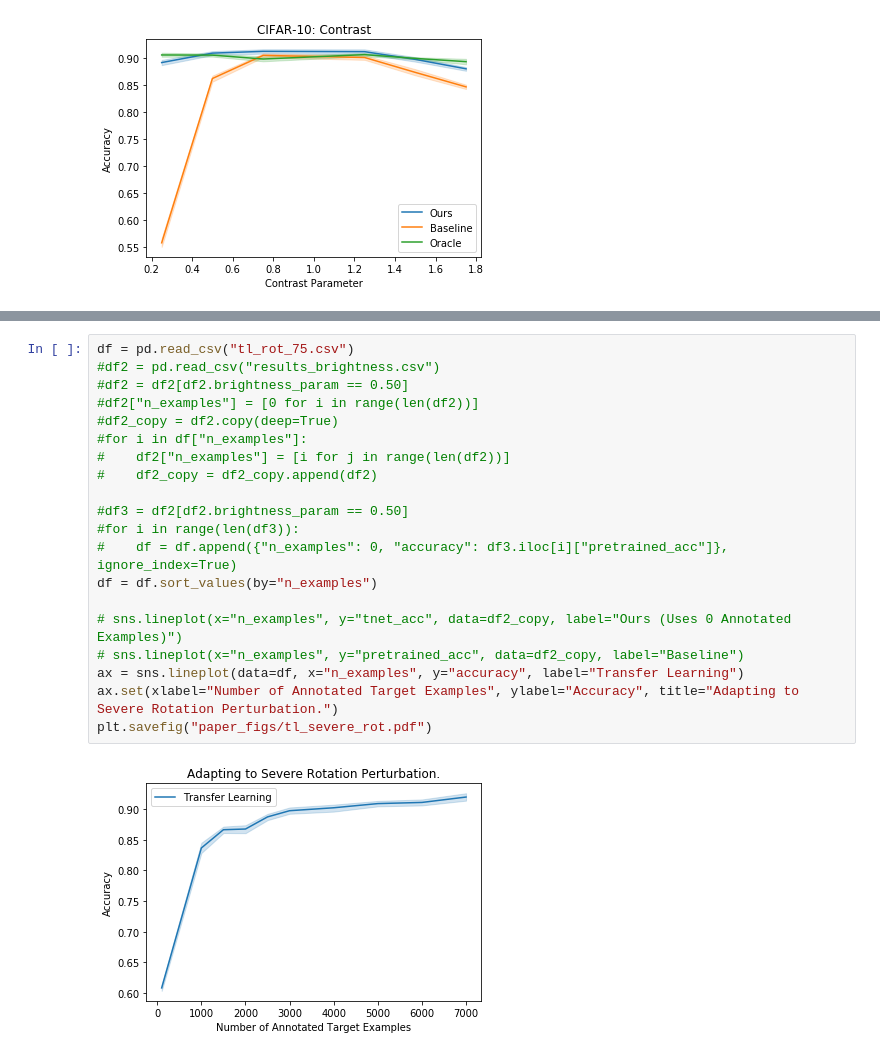
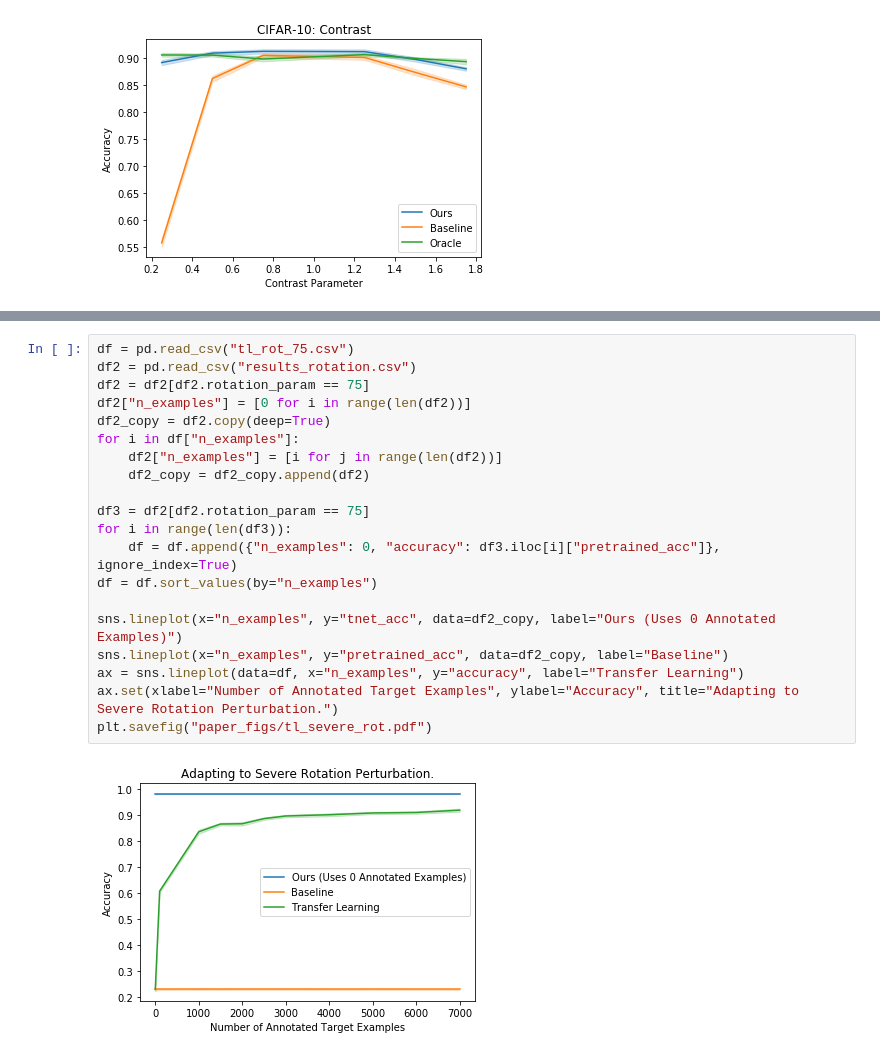
Before and after one commit to roshni714/learn_transformation, a Jupyter notebook: baselines.ipynb, the cells around one changed output, grey strips where cells are left out. Cells and saved outputs as stored; diff of their text form.

Commit message:
buggy rotation

```diff
--- a/baselines.ipynb
+++ b/baselines.ipynb
@@ -116,24 +137,24 @@ plt.savefig("paper_figs/c.pdf")
 # %%
 df = pd.read_csv("tl_rot_75.csv")
-#df2 = pd.read_csv("results_brightness.csv")
-#df2 = df2[df2.brightness_param == 0.50]
-#df2["n_examples"] = [0 for i in range(len(df2))]
-#df2_copy = df2.copy(deep=True)
-#for i in df["n_examples"]:
-#    df2["n_examples"] = [i for j in range(len(df2))]
-#    df2_copy = df2_copy.append(df2)
+df2 = pd.read_csv("results_rotation.csv")
+df2 = df2[df2.rotation_param == 75]
+df2["n_examples"] = [0 for i in range(len(df2))]
+df2_copy = df2.copy(deep=True)
+for i in df["n_examples"]:
+    df2["n_examples"] = [i for j in range(len(df2))]
+    df2_copy = df2_copy.append(df2)
 
-#df3 = df2[df2.brightness_param == 0.50]
-#for i in range(len(df3)):
-#    df = df.append({"n_examples": 0, "accuracy": df3.iloc[i]["pretrained_acc"]}, ignore_index=True)
+df3 = df2[df2.rotation_param == 75]
+for i in range(len(df3)):
+    df = df.append({"n_examples": 0, "accuracy": df3.iloc[i]["pretrained_acc"]}, ignore_index=True)
 df = df.sort_values(by="n_examples")
 
-# sns.lineplot(x="n_examples", y="tnet_acc", data=df2_copy, label="Ours (Uses 0 Annotated Examples)")
-# sns.lineplot(x="n_examples", y="pretrained_acc", data=df2_copy, label="Baseline")
+sns.lineplot(x="n_examples", y="tnet_acc", data=df2_copy, label="Ours (Uses 0 Annotated Examples)")
+sns.lineplot(x="n_examples", y="pretrained_acc", data=df2_copy, label="Baseline")
 ax = sns.lineplot(data=df, x="n_examples", y="accuracy", label="Transfer Learning")
 ax.set(xlabel="Number of Annotated Target Examples", ylabel="Accuracy", title="Adapting to Severe Rotation Perturbation.")
 plt.savefig("paper_figs/tl_severe_rot.pdf")
 # %% [output]
-[figure, old version]
+[figure, new version]
 # %%
 df = pd.read_csv("tl_rot_30.csv")
```
Also changed, not shown: parts of 3 cells of this notebook, 41 other files.
